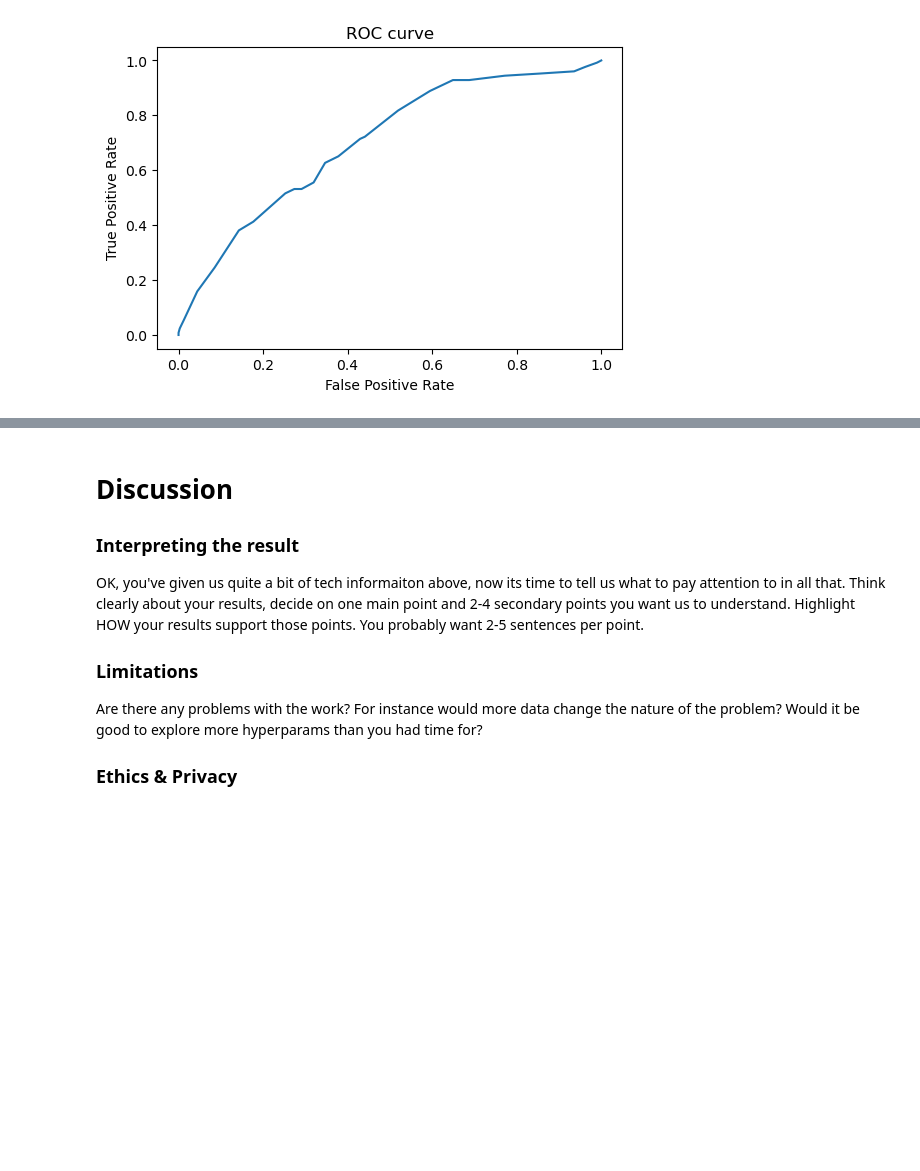
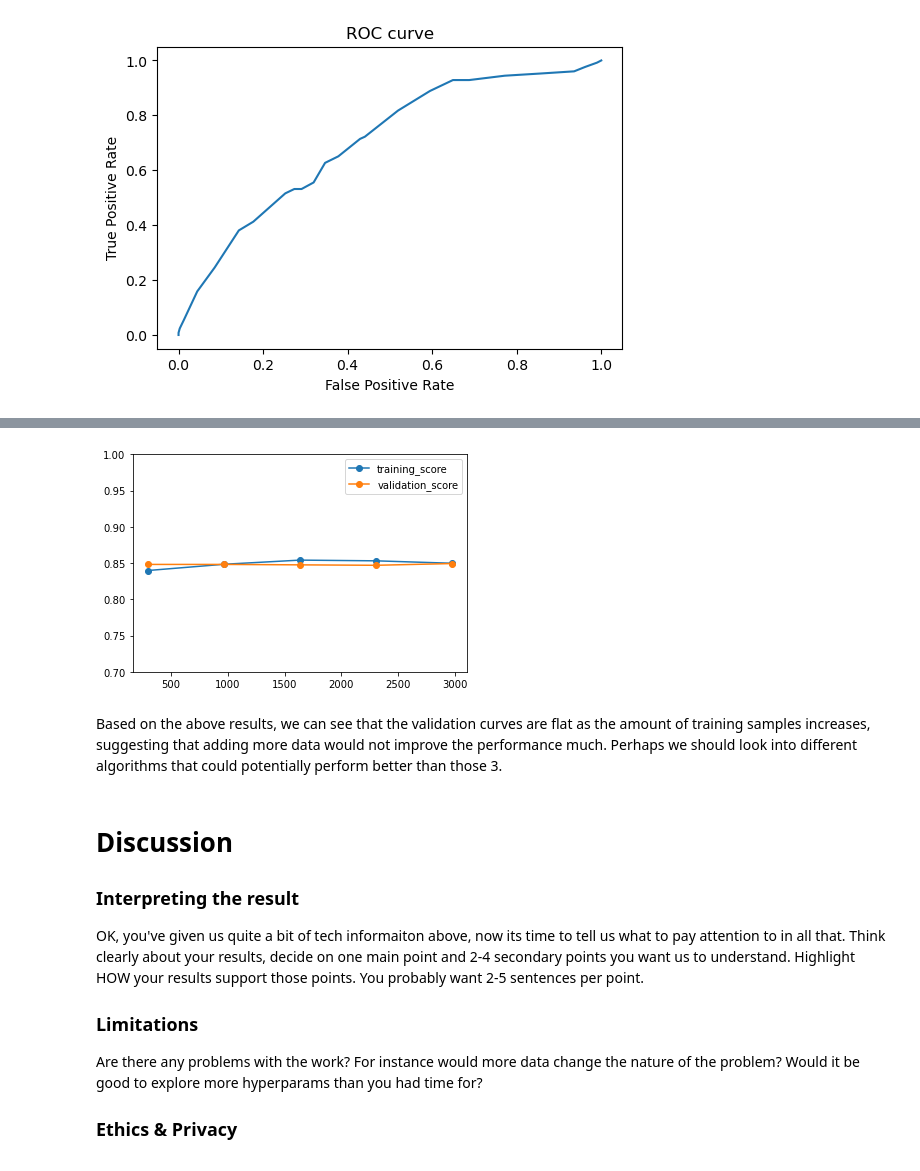
Before and after one commit to COGS118A/Group009-Sp22, a Jupyter notebook: FinalProject_group009.ipynb, the cells around one changed output, grey strips where cells are left out. Cells and saved outputs as stored; diff of their text form; code cells hidden in the pictures; blank space fills up the shorter version.

```diff
--- a/FinalProject_group009.ipynb
+++ b/FinalProject_group009.ipynb
@@ -805,3 +916,13 @@ Area under the Receiver Operating Characteristic curve: 0.7017639200235491
+# %%
+plt.plot(train_sizes_dt, np.mean(train_scores_dt, axis=1), marker='o', label='training_score')
+plt.plot(train_sizes_dt, np.mean(test_scores_dt, axis=1), marker='o', label='validation_score')
+plt.ylim([0.7, 1])
+plt.legend()
+plt.show()
+# %% [output]
+[figure, added]
+# %% [markdown]
+Based on the above results, we can see that the validation curves are flat as the amount of training samples increases, suggesting that adding more data would not improve the performance much. Perhaps we should look into different algorithms that could potentially perform better than those 3.
 # %% [markdown]
 # Discussion
 
```
Also changed, not shown: parts of 31 cells of this notebook.
